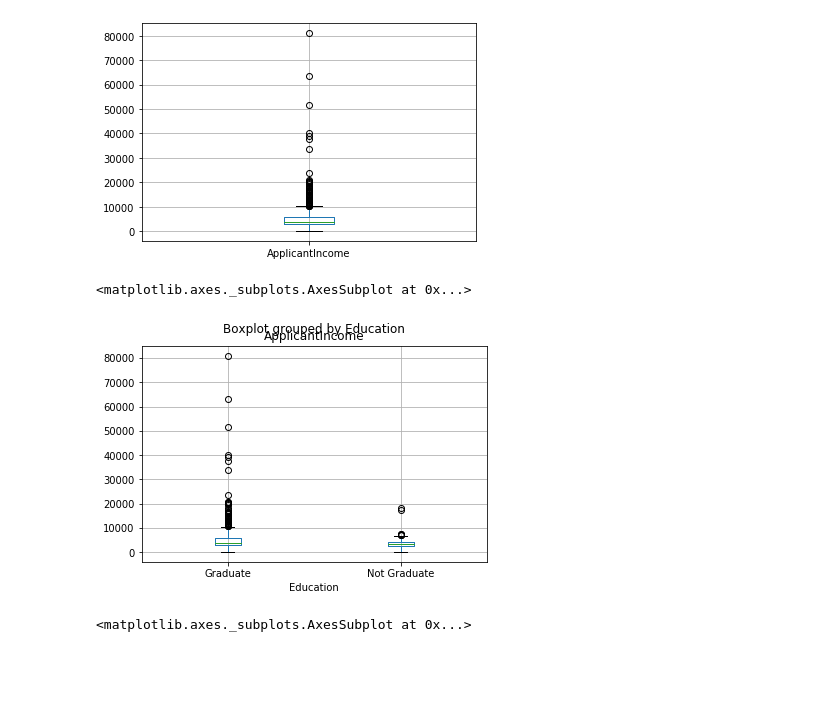
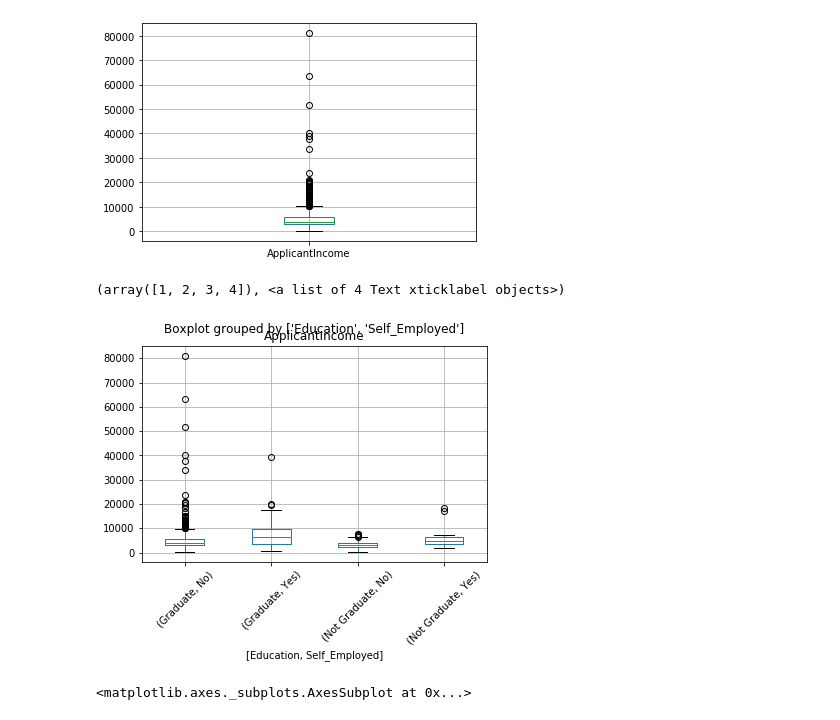
Before and after one commit to apoorva1225/Loan_prediction, a Jupyter notebook: Exploratory_analysis.ipynb, the cells around one changed output. Cells and saved outputs as stored; diff of their text form; code cells hidden in the pictures; blank space fills up the shorter version.

```diff
--- a/Loan_prediction.ipynb
+++ b/Exploratory_analysis.ipynb
@@ -60,13 +60,14 @@ train_data.boxplot(column = 'ApplicantIncome')
 [figure]
 # %%
 #boxplot for ApplicantIncome segregated by Education
-train_data.boxplot(column='ApplicantIncome', by='Education')
+train_data.boxplot(column='ApplicantIncome', by=['Education', 'Self_Employed'])
+plt.xticks(rotation=45)
 
 #here we can see that the mean income of graduates and not graduate is very close
 #but there are higher number of graduates with very high income which appear as outliers
 # %% [output]
-<matplotlib.axes._subplots.AxesSubplot at 0x...>
+(array([1, 2, 3, 4]), <a list of 4 Text xticklabel objects>)
-[figure, old version]
+[figure, new version]
 # %%
 #histogram of LoanAmount
 train_data['LoanAmount'].hist(bins=50)
```
Also changed, not shown: parts of 3 cells of this notebook, 1 other file.
